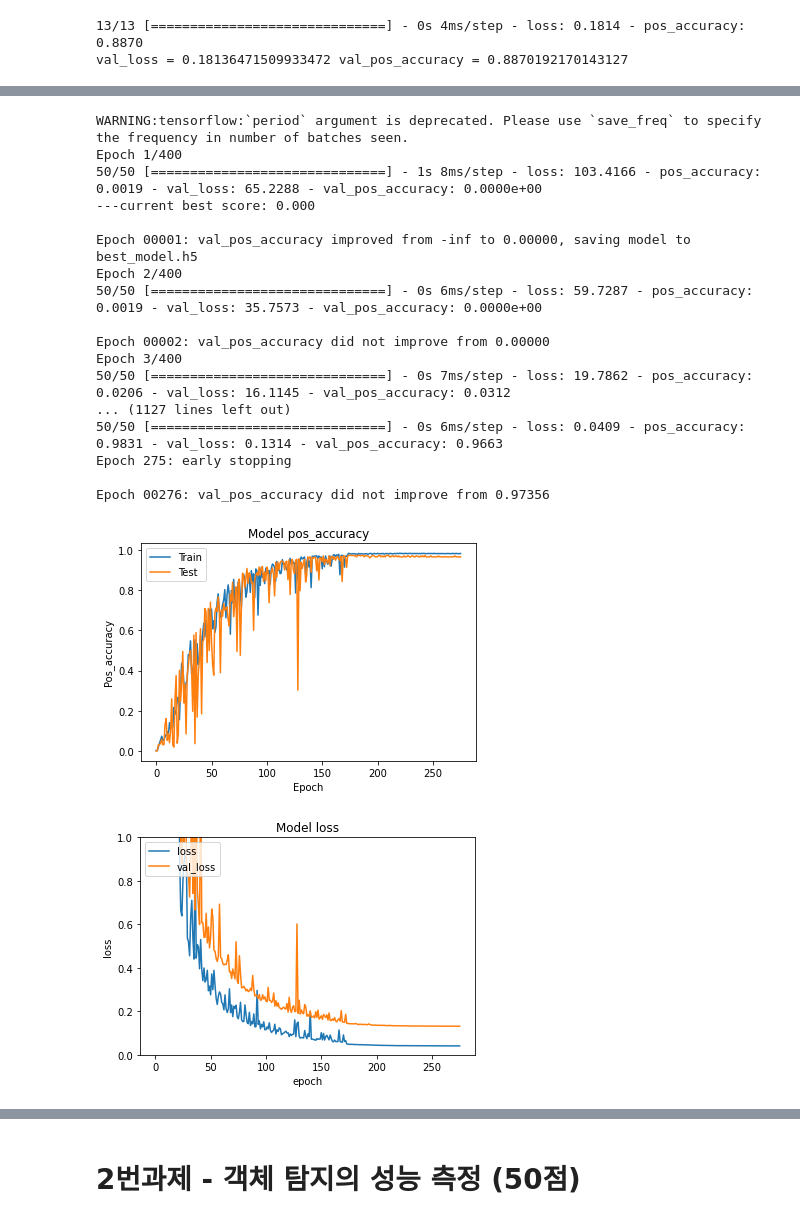
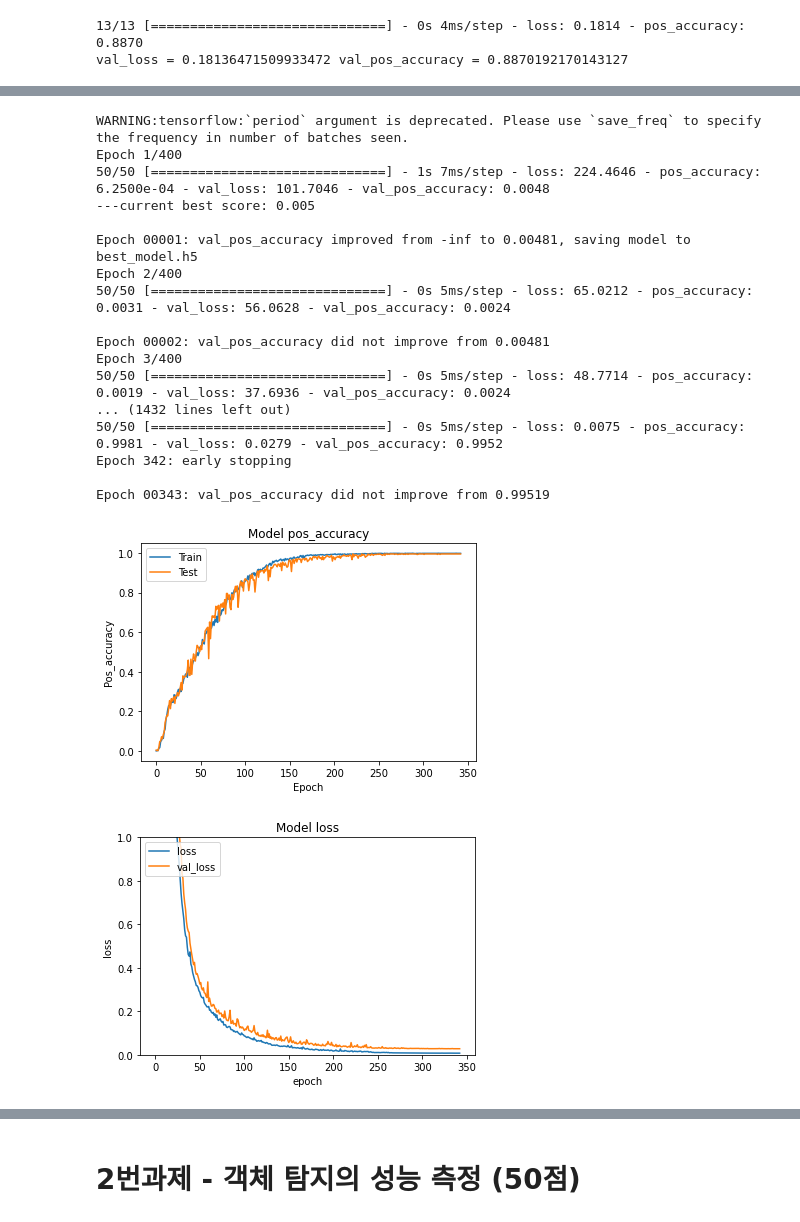
Before and after one commit to shevious/webstudy, a Jupyter notebook: deep/exam/12_report_answer01.ipynb, the cells around one changed output, grey strips where cells are left out. Drawn from its saved outputs; the diff is of its cells as text; code cells hidden in the pictures.

```diff
--- a/deep/exam/12_report_answer01.ipynb
+++ b/deep/exam/12_report_answer01.ipynb
@@ -557,11 +557,53 @@ def pos_accuracy(y_true, y_pred):
     score = tf.reduce_mean(is_correct)
     return score
 
+from tensorflow.keras.layers import PReLU
+from tensorflow.keras import backend as K
+class Mish(keras.layers.Layer):
+    '''
+    Mish Activation Function.
+    .. math::
+        mish(x) = x * tanh(softplus(x)) = x * tanh(ln(1 + e^{x}))
+    Shape:
+        - Input: Arbitrary. Use the keyword argument `input_shape`
+        (tuple of integers, does not include the samples axis)
+        when using this layer as the first layer in a model.
+        - Output: Same shape as the input.
+    Examples:
+        >>> X_input = Input(input_shape)
+        >>> X = Mish()(X_input)
+    '''
+
+    def __init__(self, **kwargs):
+        super(Mish, self).__init__(**kwargs)
+        self.supports_masking = True
+
+    def call(self, inputs):
+        return inputs * K.tanh(K.softplus(inputs))
+
+    def get_config(self):
+        config = super(Mish, self).get_config()
+        return config
+
+    def compute_output_shape(self, input_shape):
+        return input_shape
+
 model = keras.Sequential([
     keras.layers.Reshape(input_shape=(28, 28), target_shape=(28, 28, 1)),
-    keras.layers.Conv2D(128, (3,3), activation='relu'),
-    keras.layers.Conv2D(32, (3,3), activation='relu'),
     keras.layers.Conv2D(16, (3,3), activation='relu'),
+    keras.layers.Conv2D(16, (3,3), activation='relu'),
+    keras.layers.Conv2D(6, (3,3), activation='relu'),
+    keras.layers.Flatten(),
+    keras.layers.Dense(2, activation=None)
+])
+
+mish = Mish()
+model = keras.Sequential([
+    keras.layers.Reshape(input_shape=(28, 28), target_shape=(28, 28, 1)),
+    keras.layers.Conv2D(16, (3,3), padding='same', activation=mish),
+    keras.layers.Conv2D(8, (3,3), strides=(2,2), padding='same', activation=mish),
+    keras.layers.Conv2D(8, (3,3), strides=(2,2), padding='same', activation=mish),
+    keras.layers.Conv2D(6, (3,3), strides=(2,2), padding='same', activation=mish),
     keras.layers.Flatten(),
     keras.layers.Dense(2, activation=None)
 ])
@@ -569,7 +611,7 @@ model = keras.Sequential([
 n_batch = 32
 n_epochs = 400
 
-model.compile(optimizer=SGD(learning_rate=0.001), loss='mse', metrics=[pos_accuracy])
+model.compile(optimizer=Adam(learning_rate=0.001), loss='mse', metrics=[pos_accuracy])
 
 # 이 자리에 LrReducer snippet을 복사합니다.
 class LrReducer(Callback):
@@ -627,42 +669,42 @@ model.load_weights("best_model.h5")
 # 학습 정확성 값과 검증 정확성 값을 그래프로 그립니다.
 plt.plot(history.history['pos_accuracy'])
 plt.plot(history.history['val_pos_accuracy'])
 plt.title('Model pos_accuracy')
 plt.ylabel('Pos_accuracy')
 plt.xlabel('Epoch')
 plt.legend(['Train', 'Test'], loc='upper left')
 plt.show()
 
 # Loss의 그래프
 plt.plot(history.history['loss'])
 plt.plot(history.history['val_loss'])
 plt.title('Model loss')
 plt.ylabel('loss')
 plt.xlabel('epoch')
 plt.ylim(0.0,1.0)
 plt.legend(['loss', 'val_loss'], loc='upper left')
 plt.show()
 
 val_loss, val_pos_accuracy = model.evaluate(x_test, y_test)
 print('val_loss =', val_loss, 'val_pos_accuracy =', val_pos_accuracy)
 # %% [output]
 [figure]
 WARNING:tensorflow:`period` argument is deprecated. Please use `save_freq` to specify the frequency in number of batches seen.
 Epoch 1/400
-50/50 [==============================] - 1s 8ms/step - loss: 103.4166 - pos_accuracy: 0.0019 - val_loss: 65.2288 - val_pos_accuracy: 0.0000e+00
----current best score: 0.000
+50/50 [==============================] - 1s 7ms/step - loss: 224.4646 - pos_accuracy: 6.2500e-04 - val_loss: 101.7046 - val_pos_accuracy: 0.0048
+---current best score: 0.005
 
-Epoch 00001: val_pos_accuracy improved from -inf to 0.00000, saving model to best_model.h5
+Epoch 00001: val_pos_accuracy improved from -inf to 0.00481, saving model to best_model.h5
 Epoch 2/400
-50/50 [==============================] - 0s 6ms/step - loss: 59.7287 - pos_accuracy: 0.0019 - val_loss: 35.7573 - val_pos_accuracy: 0.0000e+00
+50/50 [==============================] - 0s 5ms/step - loss: 65.0212 - pos_accuracy: 0.0031 - val_loss: 56.0628 - val_pos_accuracy: 0.0024
 
-Epoch 00002: val_pos_accuracy did not improve from 0.00000
+Epoch 00002: val_pos_accuracy did not improve from 0.00481
 Epoch 3/400
-50/50 [==============================] - 0s 7ms/step - loss: 19.7862 - pos_accuracy: 0.0206 - val_loss: 16.1145 - val_pos_accuracy: 0.0312
-... (1127 lines left out)
-50/50 [==============================] - 0s 6ms/step - loss: 0.0409 - pos_accuracy: 0.9831 - val_loss: 0.1314 - val_pos_accuracy: 0.9663
-Epoch 275: early stopping
+50/50 [==============================] - 0s 5ms/step - loss: 48.7714 - pos_accuracy: 0.0019 - val_loss: 37.6936 - val_pos_accuracy: 0.0024
+... (1432 lines left out)
+50/50 [==============================] - 0s 5ms/step - loss: 0.0075 - pos_accuracy: 0.9981 - val_loss: 0.0279 - val_pos_accuracy: 0.9952
+Epoch 342: early stopping
 
-Epoch 00276: val_pos_accuracy did not improve from 0.97356
+Epoch 00343: val_pos_accuracy did not improve from 0.99519
-[figure, old version]
+[figure, new version]
-[figure, old version]
+[figure, new version]
```
Also changed, not shown: parts of 3 cells of this notebook, 12 other files.
